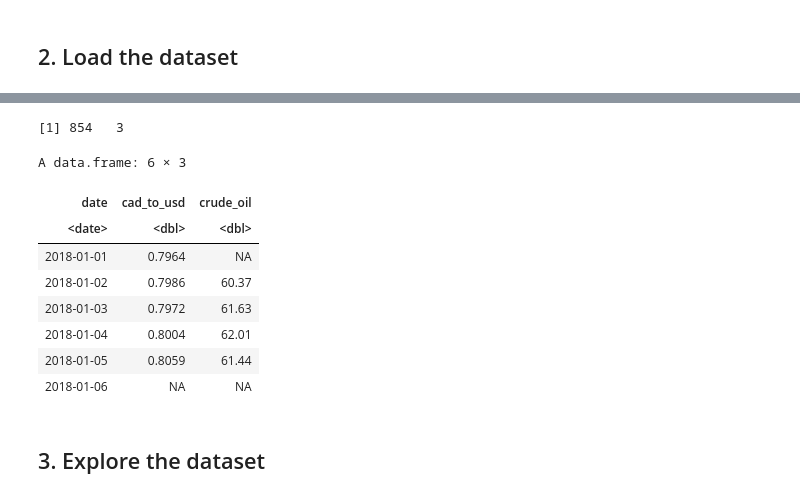
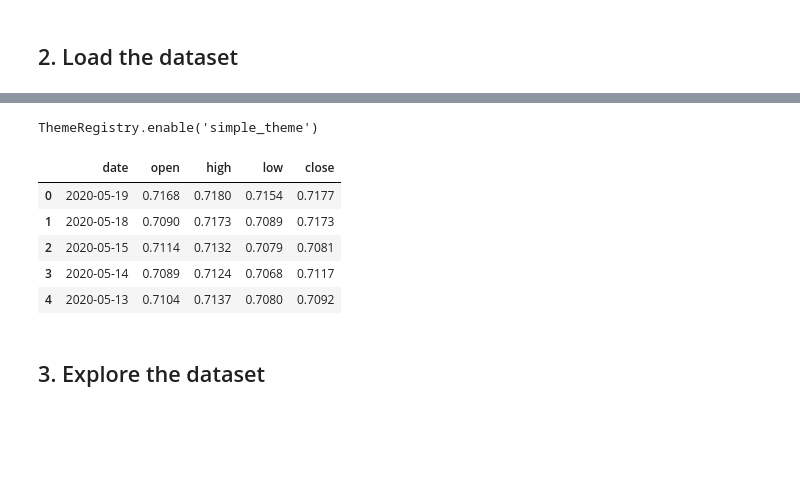
Before and after one commit to flizhou/CAD_USD_exchange_rate_predictor, a Jupyter notebook: scripts/eda.ipynb, the cells around one changed output, grey strips where cells are left out. Cells and saved outputs as stored; diff of their text form; code cells hidden in the pictures; blank space fills up the shorter version.

```diff
--- a/scripts/eda.ipynb
+++ b/scripts/eda.ipynb
@@ -163,20 +16,0 @@ A tibble: 6 × 7
-# %%
-data_cp <- tibble(date = seq(as.Date("2018-01-01"), Sys.Date(), "day")) %>%
-    merge(cad_to_usd %>% filter(label == "close") %>% select(date, value),
-          by = "date", all.x = TRUE) %>%
-    merge(crude_oil %>% select(date, close),
-          by = "date", all.x = TRUE)
-colnames(data_cp) = c("date", "cad_to_usd", "crude_oil")
-dim(data_cp)
-head(data_cp)
-# %% [output]
-[1] 854   3
-A data.frame: 6 × 3
-| date | cad_to_usd | crude_oil |
-| <date> | <dbl> | <dbl> |
-| 2018-01-01 | 0.7964 | NA |
-| 2018-01-02 | 0.7986 | 60.37 |
-| 2018-01-03 | 0.7972 | 61.63 |
-| 2018-01-04 | 0.8004 | 62.01 |
-| 2018-01-05 | 0.8059 | 61.44 |
-| 2018-01-06 | NA | NA |
@@ -182,0 +64,7 @@ A data.frame: 6 × 3
+# %%
+alt.themes.register('simple_theme', simple_theme)
+
+# enable the newly registered theme
+alt.themes.enable('simple_theme')
+# %% [output]
+ThemeRegistry.enable('simple_theme')
@@ -183,2 +95,11 @@ A data.frame: 6 × 3
+# %%
+data.head()
+# %% [output]
+|  | date | open | high | low | close |
+| 0 | 2020-05-19 | 0.7168 | 0.7180 | 0.7154 | 0.7177 |
+| 1 | 2020-05-18 | 0.7090 | 0.7173 | 0.7089 | 0.7173 |
+| 2 | 2020-05-15 | 0.7114 | 0.7132 | 0.7079 | 0.7081 |
+| 3 | 2020-05-14 | 0.7089 | 0.7124 | 0.7068 | 0.7117 |
+| 4 | 2020-05-13 | 0.7104 | 0.7137 | 0.7080 | 0.7092 |
 # %% [markdown]
 ## 3. Explore the dataset
```
Also changed, not shown: parts of 38 cells of this notebook, 1 other file.
